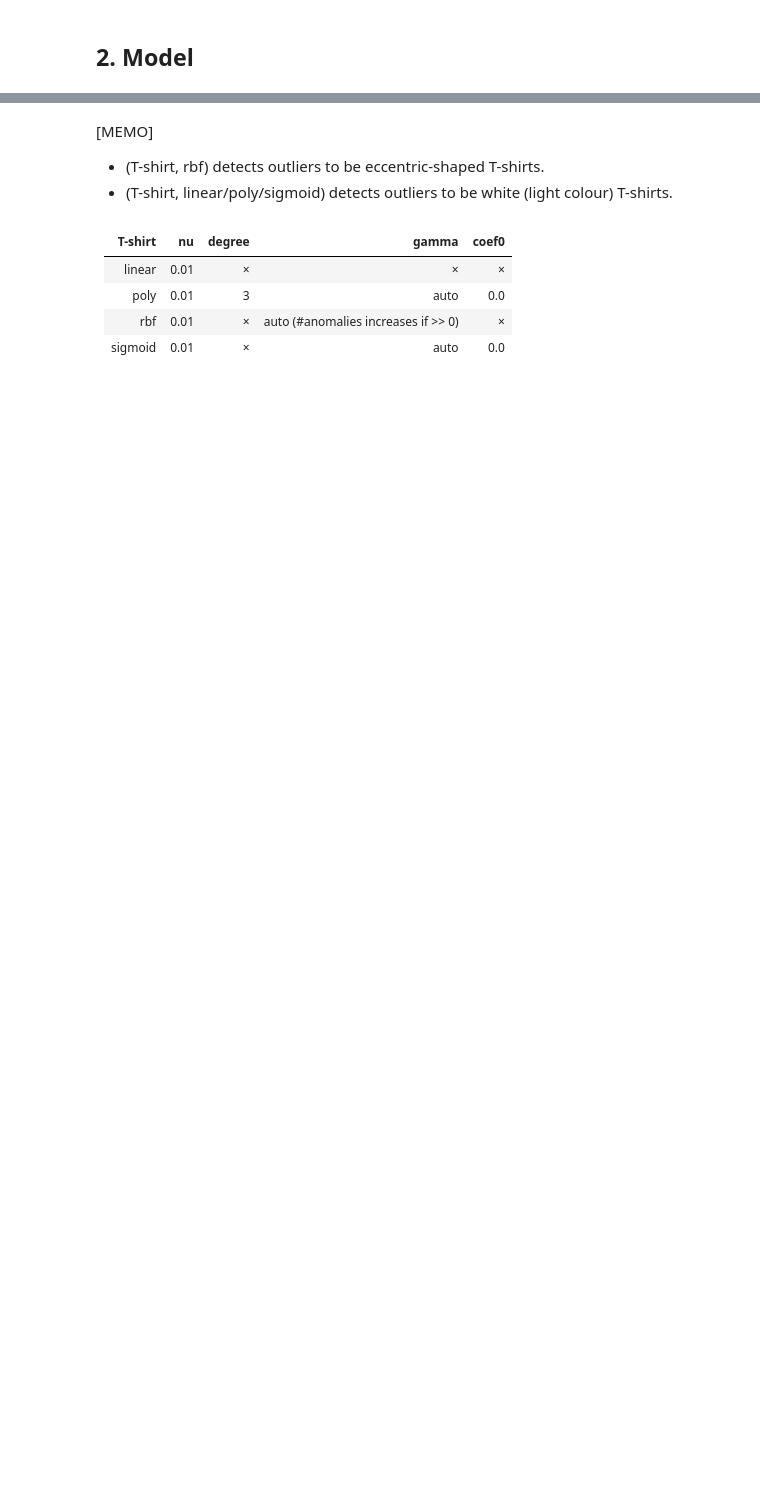
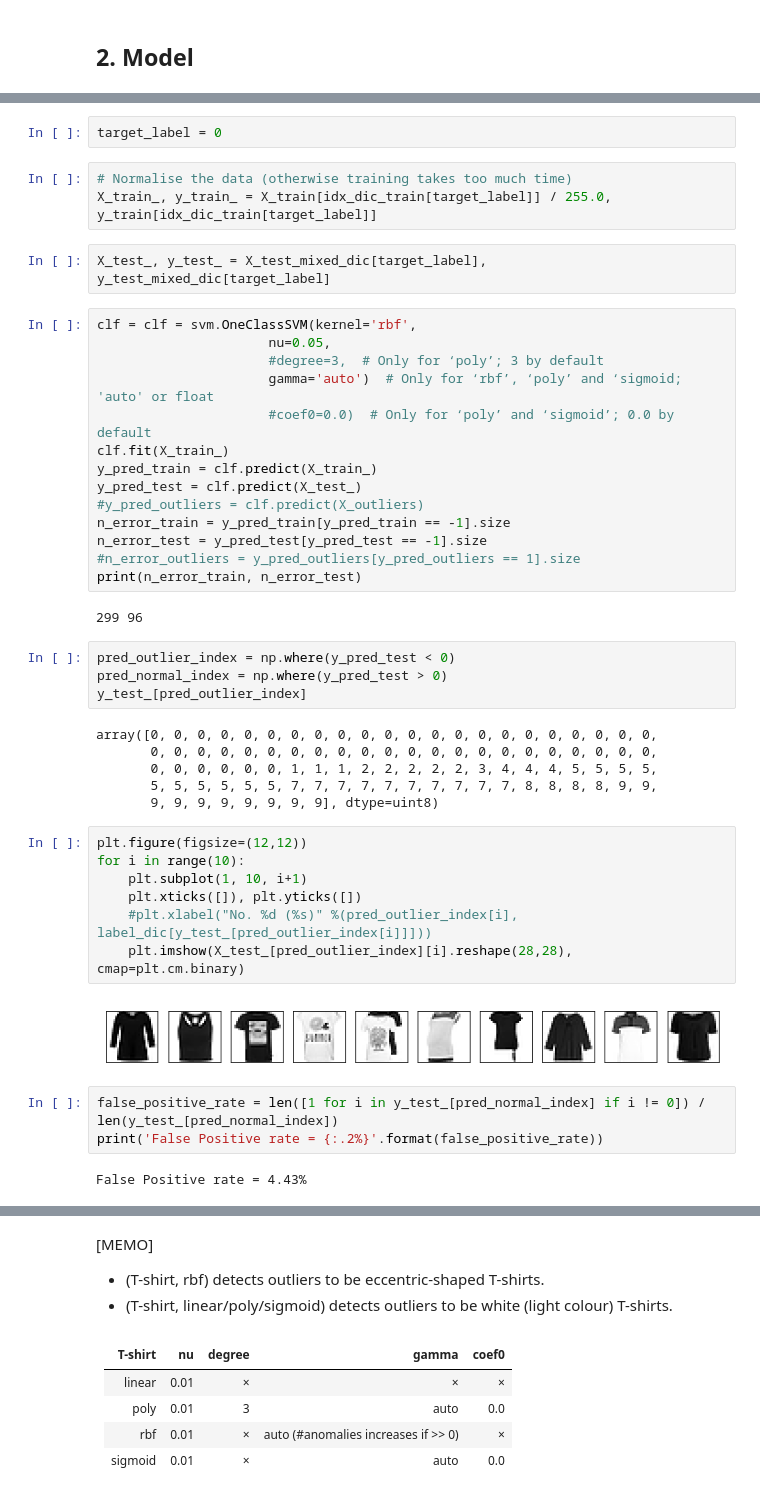
Before and after one commit to Tanguycrsl/Techniques-Avancees-dapprentissage, a Jupyter notebook: OSVM.ipynb, the cells around one changed output, grey strips where cells are left out. Cells and saved outputs as stored; diff of their text form; blank space fills up the shorter version.

```diff
--- a/OSVM.ipynb
+++ b/OSVM.ipynb
@@ -105,0 +135,47 @@ X0 = X[idx_dic[0]] / 255.0  # Normalise the data (To check if this is really eff
+# %%
+target_label = 0
+# %%
+# Normalise the data (otherwise training takes too much time)
+X_train_, y_train_ = X_train[idx_dic_train[target_label]] / 255.0, y_train[idx_dic_train[target_label]]
+# %%
+X_test_, y_test_ = X_test_mixed_dic[target_label], y_test_mixed_dic[target_label]
+# %%
+clf = clf = svm.OneClassSVM(kernel='rbf',
+                      nu=0.05,
+                      #degree=3,  # Only for ‘poly’; 3 by default
+                      gamma='auto')  # Only for ‘rbf’, ‘poly’ and ‘sigmoid; 'auto' or float
+                      #coef0=0.0)  # Only for ‘poly’ and ‘sigmoid’; 0.0 by default
+clf.fit(X_train_)
+y_pred_train = clf.predict(X_train_)
+y_pred_test = clf.predict(X_test_)
+#y_pred_outliers = clf.predict(X_outliers)
+n_error_train = y_pred_train[y_pred_train == -1].size
+n_error_test = y_pred_test[y_pred_test == -1].size
+#n_error_outliers = y_pred_outliers[y_pred_outliers == 1].size
+print(n_error_train, n_error_test)
+# %% [output]
+299 96
+# %%
+pred_outlier_index = np.where(y_pred_test < 0)
+pred_normal_index = np.where(y_pred_test > 0)
+y_test_[pred_outlier_index]
+# %% [output]
+array([0, 0, 0, 0, 0, 0, 0, 0, 0, 0, 0, 0, 0, 0, 0, 0, 0, 0, 0, 0, 0, 0,
+       0, 0, 0, 0, 0, 0, 0, 0, 0, 0, 0, 0, 0, 0, 0, 0, 0, 0, 0, 0, 0, 0,
+       0, 0, 0, 0, 0, 0, 1, 1, 1, 2, 2, 2, 2, 2, 3, 4, 4, 4, 5, 5, 5, 5,
+       5, 5, 5, 5, 5, 5, 7, 7, 7, 7, 7, 7, 7, 7, 7, 7, 8, 8, 8, 8, 9, 9,
+       9, 9, 9, 9, 9, 9, 9, 9], dtype=uint8)
+# %%
+plt.figure(figsize=(12,12))
+for i in range(10):
+    plt.subplot(1, 10, i+1)
+    plt.xticks([]), plt.yticks([])
+    #plt.xlabel("No. %d (%s)" %(pred_outlier_index[i], label_dic[y_test_[pred_outlier_index[i]]]))
+    plt.imshow(X_test_[pred_outlier_index][i].reshape(28,28), cmap=plt.cm.binary)
+# %% [output]
+[figure, added]
+# %%
+false_positive_rate = len([1 for i in y_test_[pred_normal_index] if i != 0]) / len(y_test_[pred_normal_index])
+print('False Positive rate = {:.2%}'.format(false_positive_rate))
+# %% [output]
+False Positive rate = 4.43%
```
Also changed, not shown: parts of 27 cells of this notebook, 3 other files.
